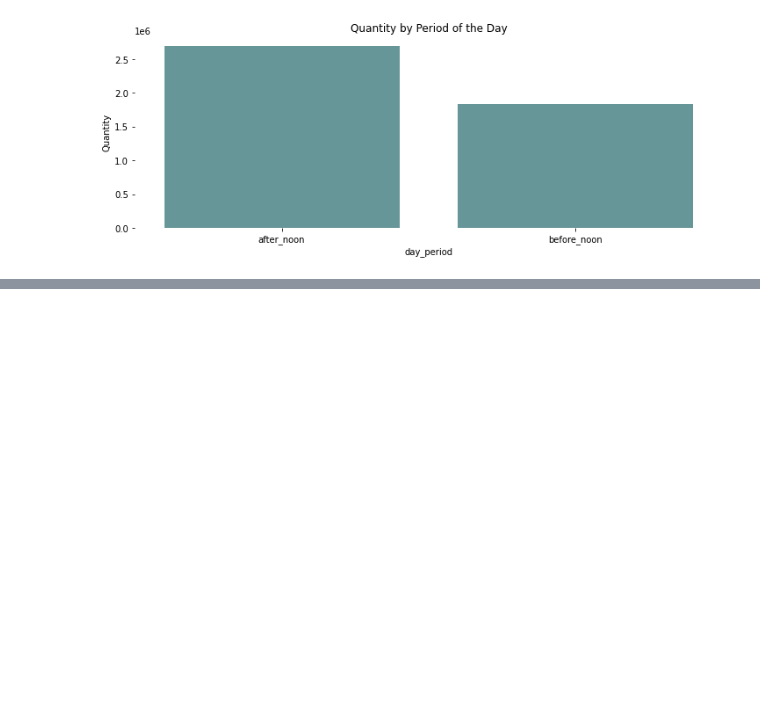
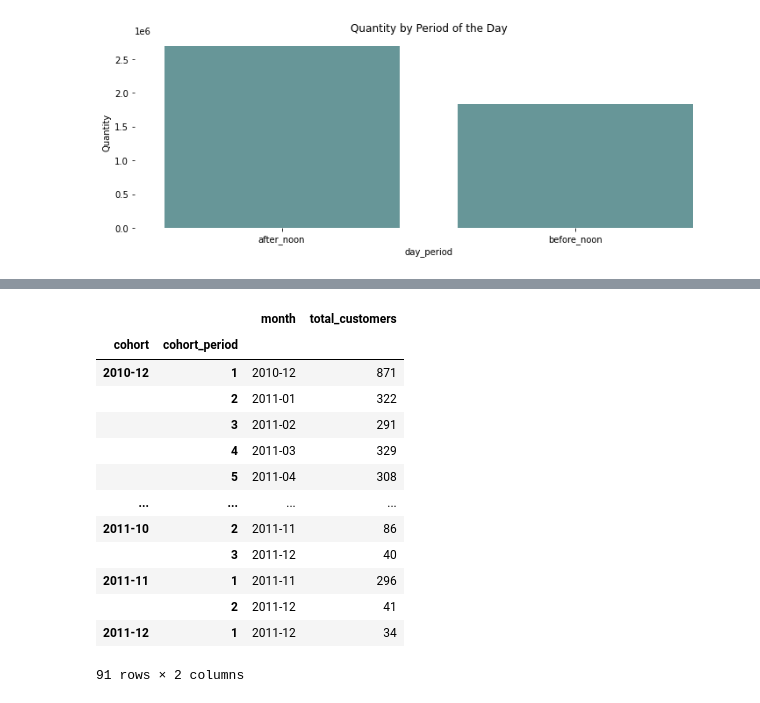
Before and after one commit to daianeklein/customer-segmentation, a Jupyter notebook: customer-segmentation.ipynb, the cells around one changed output, grey strips where cells are left out. Saved outputs shown, nothing was run; the diff lists cells and outputs as text; code cells hidden in the pictures; blank space fills up the shorter version.

```diff
--- a/customer-segmentation.ipynb
+++ b/customer-segmentation.ipynb
@@ -557,0 +494,23 @@ users
+# %%
+def plot_cohort_period(df3):
+    df3['cohort_period'] = np.arange(len(df3)) +1
+    return df3
+
+cohort2 = cohort2.groupby(level = 0).apply(plot_cohort_period)
+cohort2 = cohort2.reset_index().set_index(['cohort', 'cohort_period'])
+#cohort2.set_index(['cohort', 'cohort_period'])
+# %% [output]
+|  |  | month | total_customers |
+| cohort | cohort_period |  |  |
+| 2010-12 | 1 | 2010-12 | 871 |
+|  | 2 | 2011-01 | 322 |
+|  | 3 | 2011-02 | 291 |
+|  | 4 | 2011-03 | 329 |
+|  | 5 | 2011-04 | 308 |
+| ... | ... | ... | ... |
+| 2011-10 | 2 | 2011-11 | 86 |
+|  | 3 | 2011-12 | 40 |
+| 2011-11 | 1 | 2011-11 | 296 |
+|  | 2 | 2011-12 | 41 |
+| 2011-12 | 1 | 2011-12 | 34 |
+91 rows × 2 columns
```
Also changed, not shown: parts of 31 cells of this notebook.
